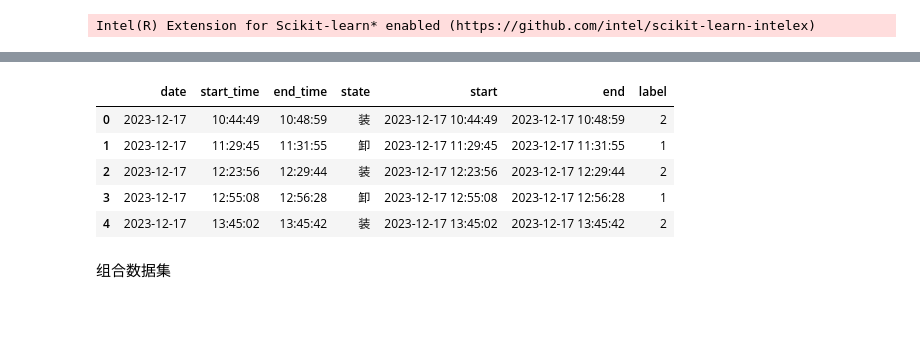
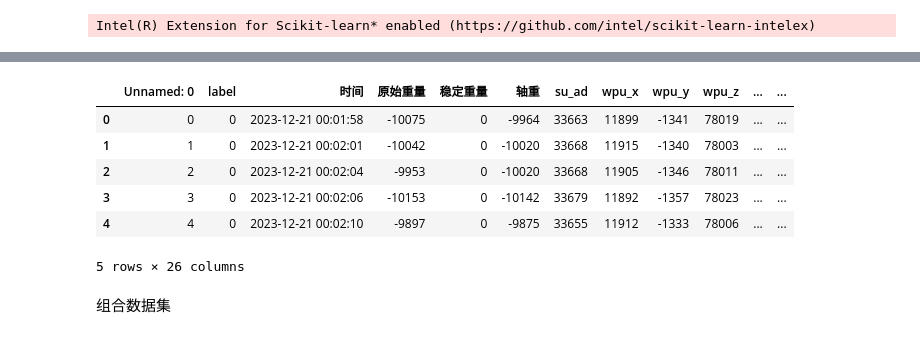
Before and after one commit to ainiubility/CNN-LSTM-Attention, a Jupyter notebook: C_L_A_train_simple.ipynb, the cells around one changed output, grey strips where cells are left out. Drawn from its saved outputs; the diff is of its cells as text; code cells hidden in the pictures.

```diff
--- a/C_L_A_train_simple.ipynb
+++ b/C_L_A_train_simple.ipynb
@@ -178,12 +173,13 @@ ValueError: Missing column provided to 'parse_dates': '时间, 轨迹时间'
 # %%
-dfstate.head()
+data_21.head()
 # %% [output]
-|  | date | start_time | end_time | state | start | end | label |
-| 0 | 2023-12-17 | 10:44:49 | 10:48:59 | 装 | 2023-12-17 10:44:49 | 2023-12-17 10:48:59 | 2 |
-| 1 | 2023-12-17 | 11:29:45 | 11:31:55 | 卸 | 2023-12-17 11:29:45 | 2023-12-17 11:31:55 | 1 |
-| 2 | 2023-12-17 | 12:23:56 | 12:29:44 | 装 | 2023-12-17 12:23:56 | 2023-12-17 12:29:44 | 2 |
-| 3 | 2023-12-17 | 12:55:08 | 12:56:28 | 卸 | 2023-12-17 12:55:08 | 2023-12-17 12:56:28 | 1 |
-| 4 | 2023-12-17 | 13:45:02 | 13:45:42 | 装 | 2023-12-17 13:45:02 | 2023-12-17 13:45:42 | 2 |
+|  | Unnamed: 0 | label | 时间 | 原始重量 | 稳定重量 | 轴重 | su_ad | wpu_x | wpu_y | wpu_z | ... | ... |
+| 0 | 0 | 0 | 2023-12-21 00:01:58 | -10075 | 0 | -9964 | 33663 | 11899 | -1341 | 78019 | ... | ... |
+| 1 | 1 | 0 | 2023-12-21 00:02:01 | -10042 | 0 | -10020 | 33668 | 11915 | -1340 | 78003 | ... | ... |
+| 2 | 2 | 0 | 2023-12-21 00:02:04 | -9953 | 0 | -10020 | 33668 | 11905 | -1346 | 78011 | ... | ... |
+| 3 | 3 | 0 | 2023-12-21 00:02:06 | -10153 | 0 | -10142 | 33679 | 11892 | -1357 | 78023 | ... | ... |
+| 4 | 4 | 0 | 2023-12-21 00:02:10 | -9897 | 0 | -9875 | 33655 | 11912 | -1333 | 78006 | ... | ... |
+5 rows × 26 columns
 # %%
 
 output_folder="./model_output"
```
Also changed, not shown: parts of 19 cells of this notebook, 5 other files.
